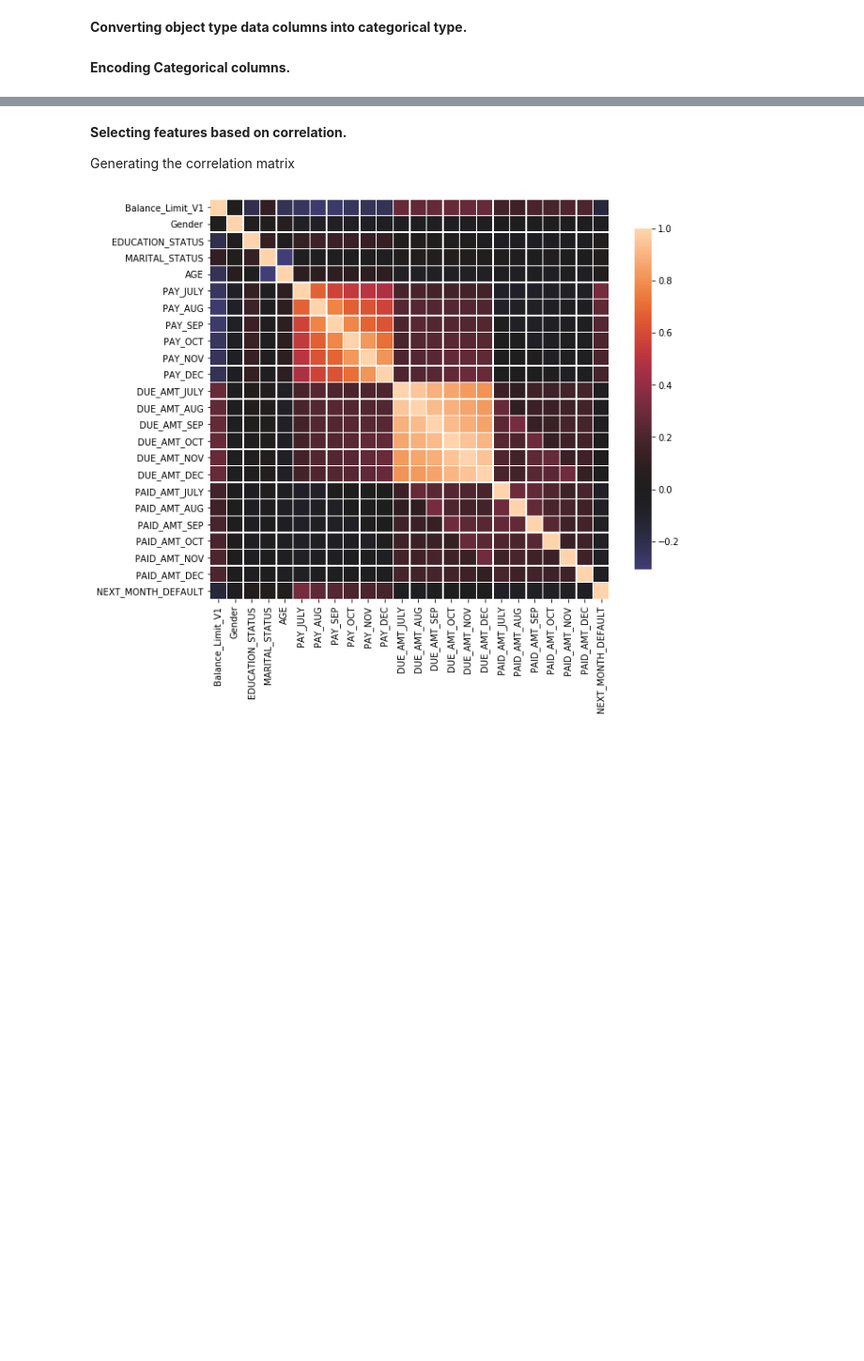
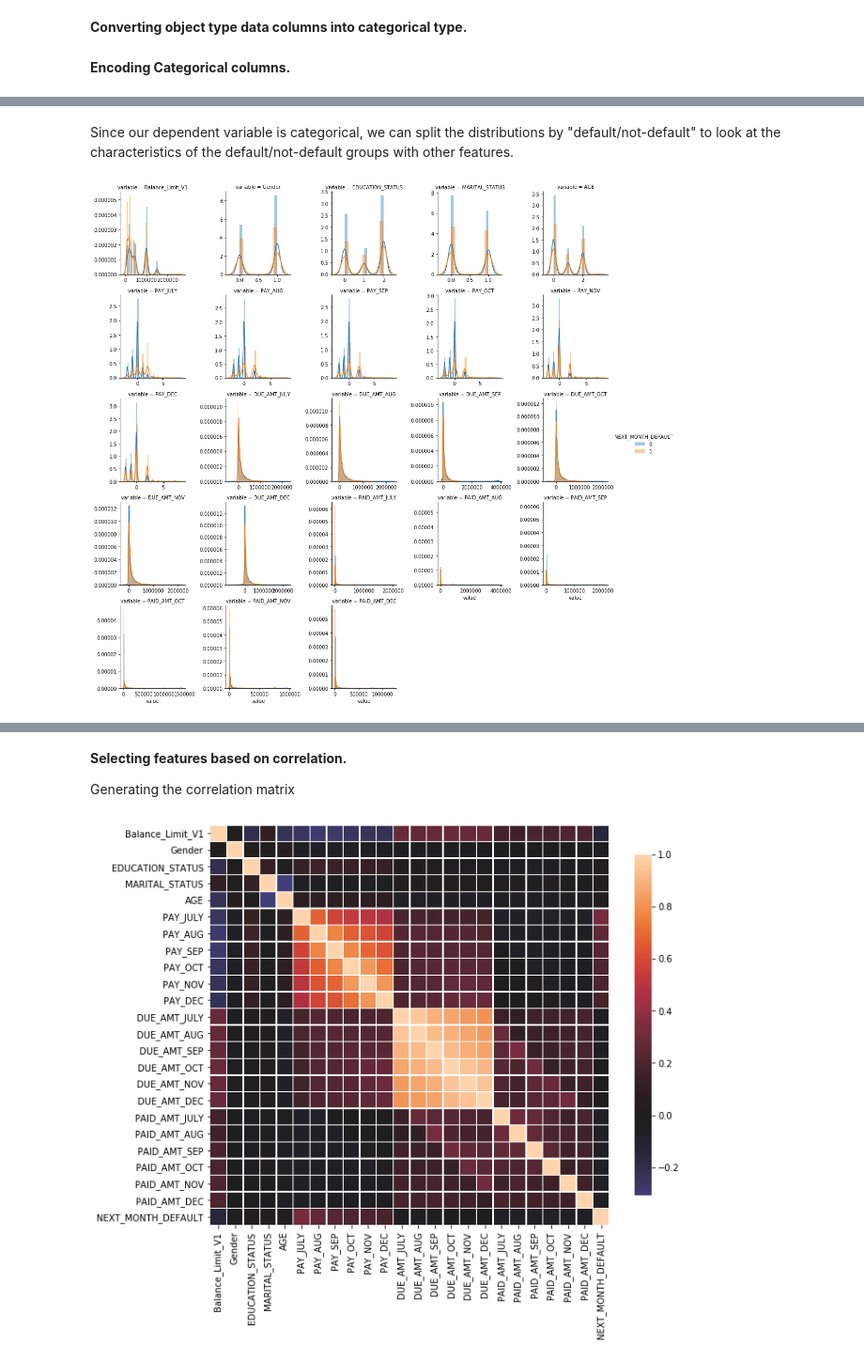
Before and after one commit to MuhammedImdaad/TeamSSI, a Jupyter notebook: Day1/PCA.ipynb, the cells around one changed output, grey strips where cells are left out. Shown at 94% size. Cells and saved outputs as stored; diff of their text form; code cells hidden in the pictures; blank space fills up the shorter version.

```diff
--- a/Day1/PCA.ipynb
+++ b/Day1/PCA.ipynb
@@ -14,4 +14,4 @@ warnings.filterwarnings("ignore")
 # %% [markdown]
 **`Loading training data.`**
 # %%
-df = pd.read_csv("/credit_card_default_train.csv")
+df = pd.read_csv("/content/credit_card_default_train.csv")
@@ -54,0 +57,14 @@ df["Balance_Limit_V1"] = df["Balance_Limit_V1"].apply(lambda balance: normalize_
+# %% [markdown]
+Since our dependent variable is categorical, we can split the distributions by "default/not-default" to look at the characteristics of the default/not-default groups with other features.
+# %%
+output = 'NEXT_MONTH_DEFAULT'
+
+# Let's do a little EDA
+cols = [ f for f in df.iloc[:,1:].columns]
+cols.remove( output )
+
+f = pd.melt( df, id_vars=output, value_vars=cols)
+g = sns.FacetGrid( f, hue=output, col="variable", col_wrap=5, sharex=False, sharey=False )
+g = g.map( sns.distplot, "value", kde=True).add_legend()
+# %% [output]
+[figure, added]
```
Also changed, not shown: parts of 7 cells of this notebook.
